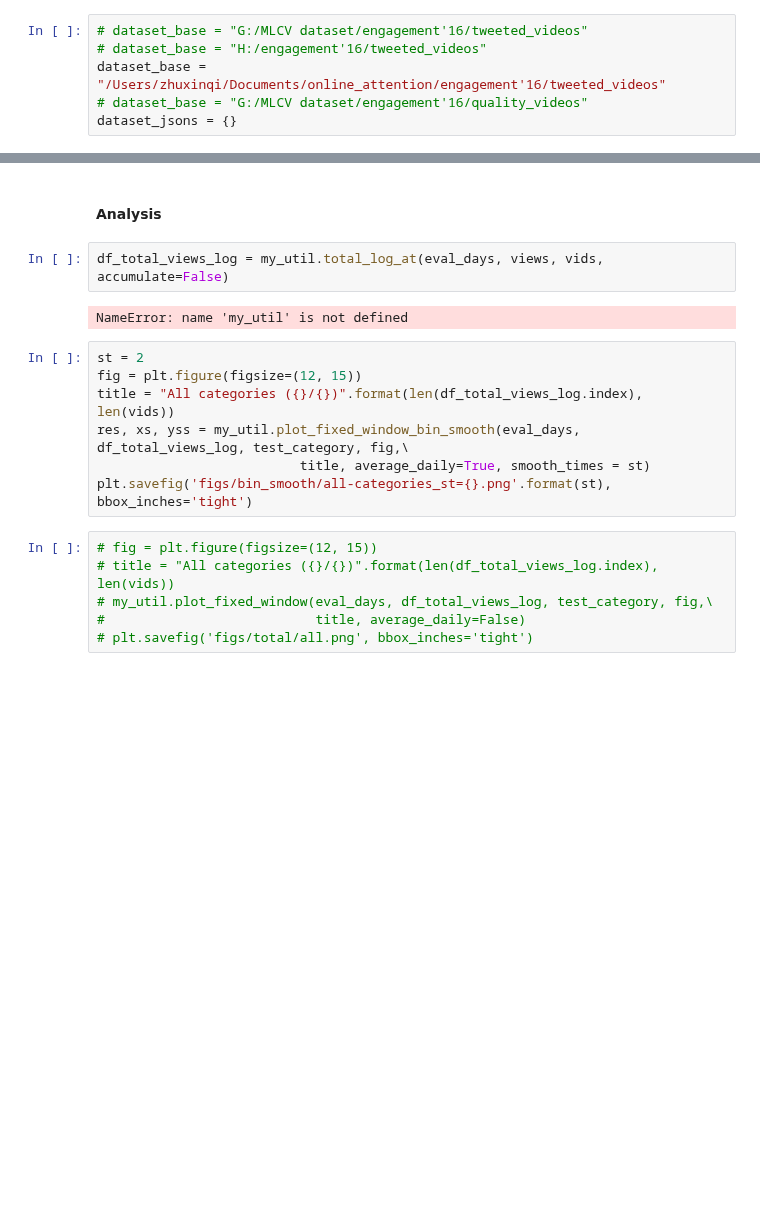
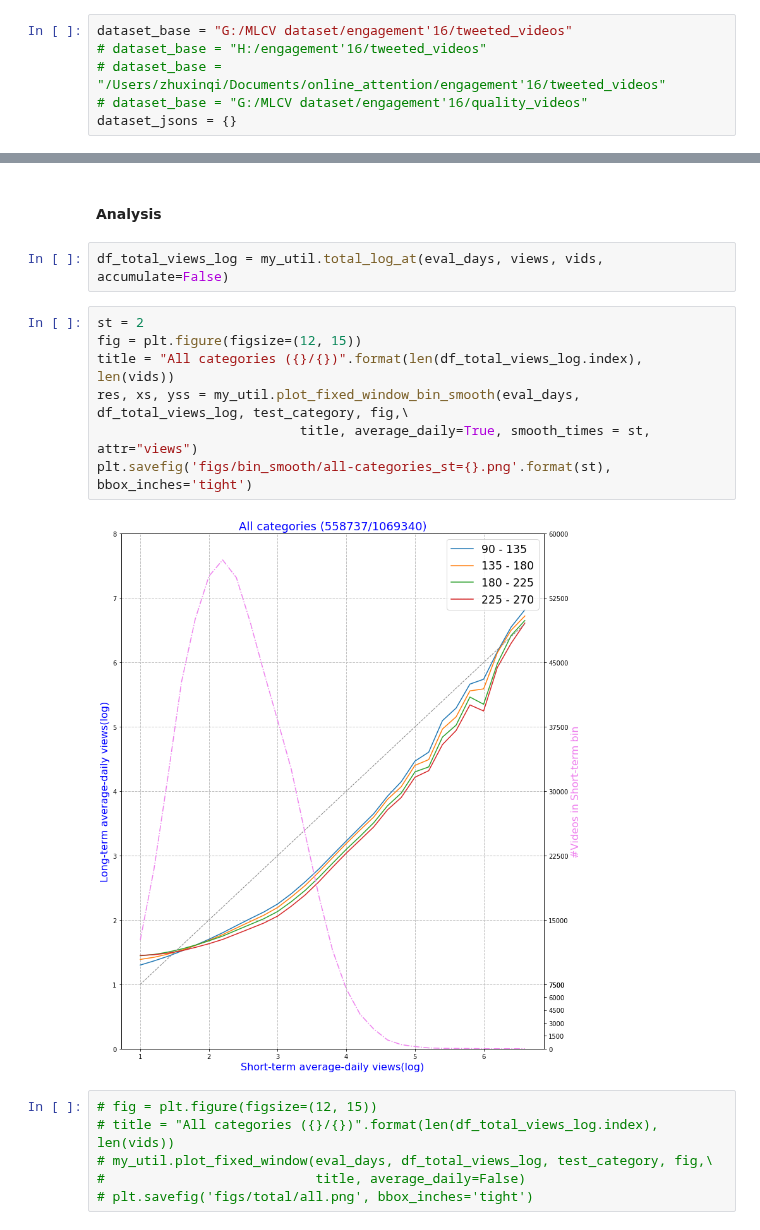
Before and after one commit to septasset/hip-popularity, a Jupyter notebook: data_analysis/profile_engage16.ipynb, the cells around one changed output, grey strips where cells are left out. Saved outputs shown, nothing was run; the diff lists cells and outputs as text; blank space fills up the shorter version.

Commit message:
feat: profile engagement'16 (old but not pushed change)

```diff
--- a/data_analysis/profile_engage16.ipynb
+++ b/data_analysis/profile_engage16.ipynb
@@ -22,9 +22,9 @@ categories = ["activism","autos","comedy","education","entertainment", \
 
 eval_days = [90, 135, 180, 225, 270]
 # %%
-# dataset_base = "G:/MLCV dataset/engagement'16/tweeted_videos"
+dataset_base = "G:/MLCV dataset/engagement'16/tweeted_videos"
 # dataset_base = "H:/engagement'16/tweeted_videos"
-dataset_base = "/Users/zhuxinqi/Documents/online_attention/engagement'16/tweeted_videos"
+# dataset_base = "/Users/zhuxinqi/Documents/online_attention/engagement'16/tweeted_videos"
 # dataset_base = "G:/MLCV dataset/engagement'16/quality_videos"
 dataset_jsons = {}
 # %%
@@ -168,15 +167,15 @@ pass
 #### Analysis
 # %%
 df_total_views_log = my_util.total_log_at(eval_days, views, vids, accumulate=False)
-# %% [output]
-NameError: name 'my_util' is not defined
 # %%
 st = 2
 fig = plt.figure(figsize=(12, 15))
 title = "All categories ({}/{})".format(len(df_total_views_log.index), len(vids))
 res, xs, yss = my_util.plot_fixed_window_bin_smooth(eval_days, df_total_views_log, test_category, fig,\
-                          title, average_daily=True, smooth_times = st)
+                          title, average_daily=True, smooth_times = st, attr="views")
 plt.savefig('figs/bin_smooth/all-categories_st={}.png'.format(st), bbox_inches='tight')
+# %% [output]
+[figure, added]
 # %%
 # fig = plt.figure(figsize=(12, 15))
 # title = "All categories ({}/{})".format(len(df_total_views_log.index), len(vids))
```
Also changed, not shown: parts of 2 cells of this notebook, 2 other files.
